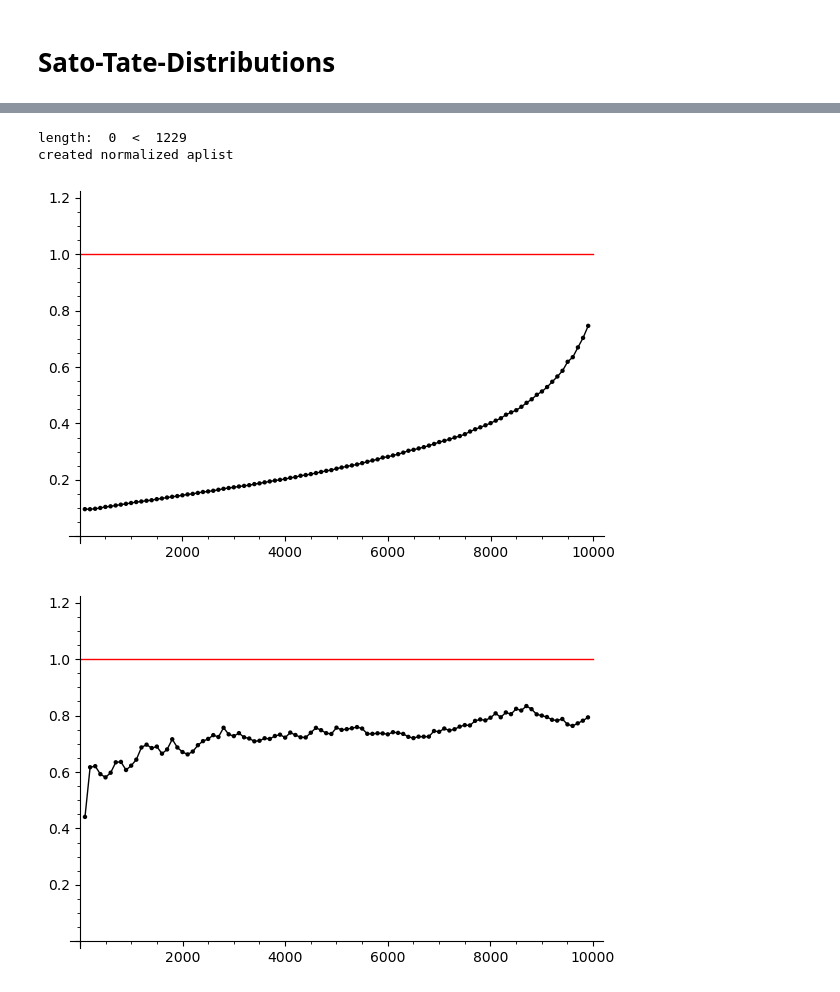
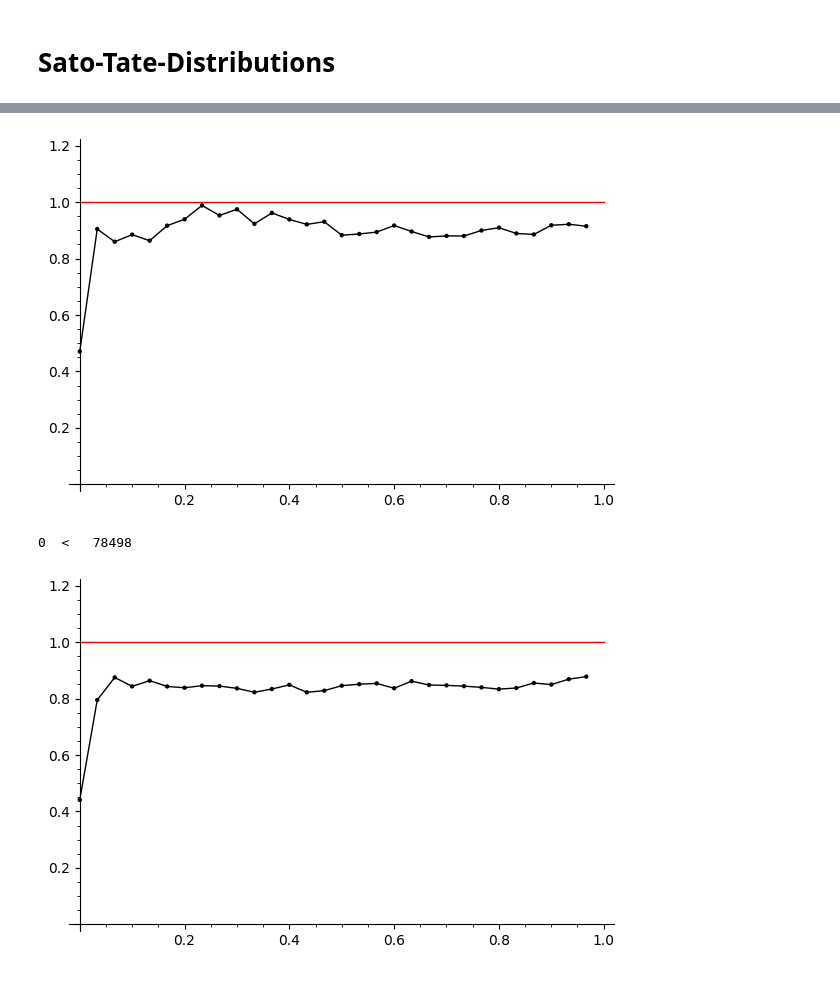
Before and after one commit to JosuaKugler/sato-tate-distributions, a Jupyter notebook: sage_st_distribution.ipynb, the cells around one changed output, grey strips where cells are left out. Drawn from its saved outputs; the diff is of its cells as text; code cells hidden in the pictures.

Commit message:
add new plots, remove logging, start comparison script

```diff
--- a/sage_st_distribution.ipynb
+++ b/sage_st_distribution.ipynb
@@ -224,6 +226,6 @@ objects = [S1, S2, S3, S4, S5]
 #S.plot_theta_interval(1000)
 #S1.histogram(int(10e4), 50)
 # %%
-N = 1000000; pp = 50
-S1.plot_theta_interval(N,plot_points=pp, max_points=300)
+N = 1000000; pp = 30
+S0.plot_theta_interval(N,plot_points=pp, max_points=300)
 # %% [output]
@@ -231,11 +239,10 @@ S1.plot_theta_interval(N,plot_points=pp, max_points=300)
 # %%
-S2.plot_theta(10000,plot_points=100)
+S2.plot_theta(N,plot_points=pp)
 # %% [output]
-length:  0  <  1229
-created normalized aplist
-[figure, old version]
+[figure, new version]
 # %%
-S3.plot_theta(10000,plot_points=100)
+S3.plot_theta(N,plot_points=pp)
 # %% [output]
+0  <   78498
-[figure, old version]
+[figure, new version]
 # %%
```
Also changed, not shown: parts of 15 cells of this notebook, 2 other files.
